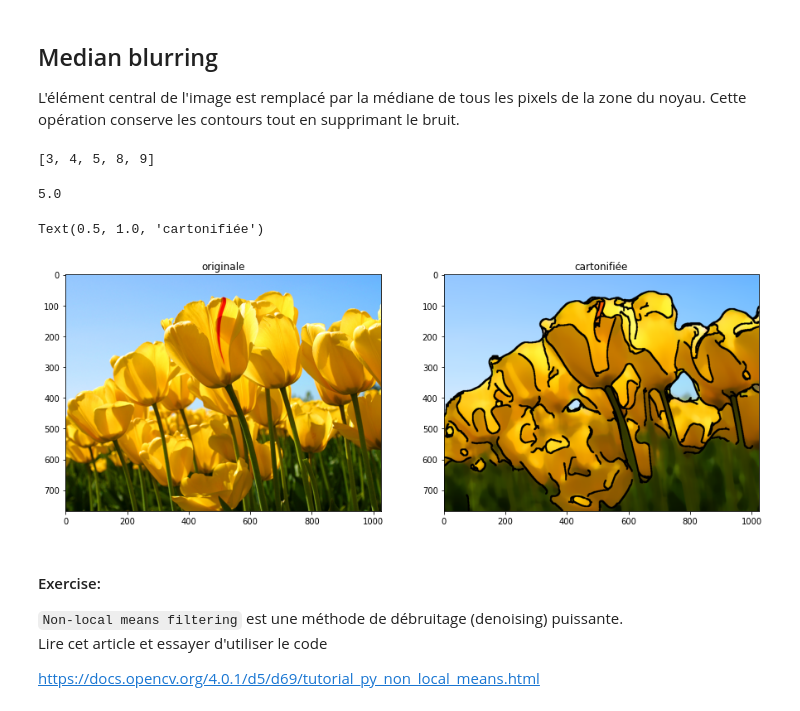
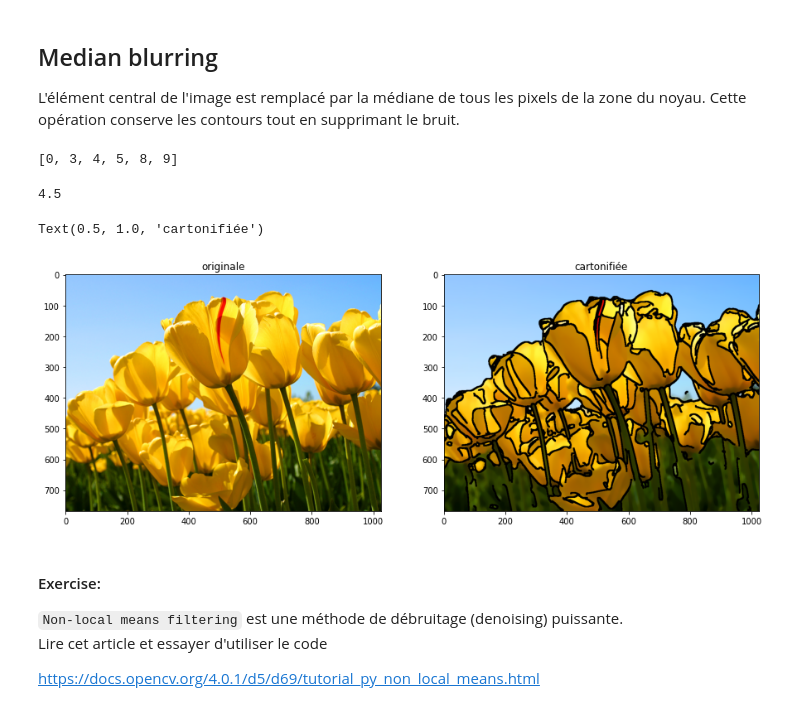
Before and after one commit to medMghari/Opencv_master, a Jupyter notebook: OpenCV_S3.ipynb, the cells around one changed output. Saved outputs shown, nothing was run; the diff lists cells and outputs as text; code cells hidden in the pictures.

```diff
--- a/OpenCV_S3.ipynb
+++ b/OpenCV_S3.ipynb
@@ -43,35 +46,35 @@ plt.title('Blur personnalisé')
 ##  Median blurring
 L'élément central de l'image est remplacé par la médiane de tous les pixels de la zone du noyau. Cette opération conserve les contours tout en supprimant le bruit.
 # %%
-liste = [5,4,3,8,9] # len paire & impaire
+liste = [5,4,3,8,9,0] # len paire & impaire
 print(sorted(liste))
 np.median(liste)
 # %% [output]
-[3, 4, 5, 8, 9]
+[0, 3, 4, 5, 8, 9]
-5.0
+4.5
 # %%
 # Median blurring est un filtre préservant les contours
 # Démonstration de median-blur pour "cartonifier" une image réelle
 tulips = plt.imread('Tulips.jpg')
-tublur = cv2.medianBlur(tulips,29)
+tublur = cv2.medianBlur(tulips,15)
 
 
 # Nous allons voir "Canny edge detection" et "dilation" très prochainement
 edge = cv2.Canny(tublur,10,150)
 kernel = np.ones((5,5),np.uint8)
 edge = cv2.dilate(edge,kernel,iterations = 1)
 tublur[edge==255]=0
 
 plt.figure(figsize=(15,10))
 plt.subplot(1,2,1)
 plt.imshow(tulips)
 plt.title('originale')
 plt.subplot(1,2,2)
 plt.imshow(tublur)
 plt.title('cartonifiée')
 # %% [output]
 Text(0.5, 1.0, 'cartonifiée')
-[figure, old version]
+[figure, new version]
 # %% [markdown]
 #### Exercise:
 `Non-local means filtering` est une méthode de débruitage (denoising) puissante.
```
Also changed, not shown: parts of 6 cells of this notebook.
